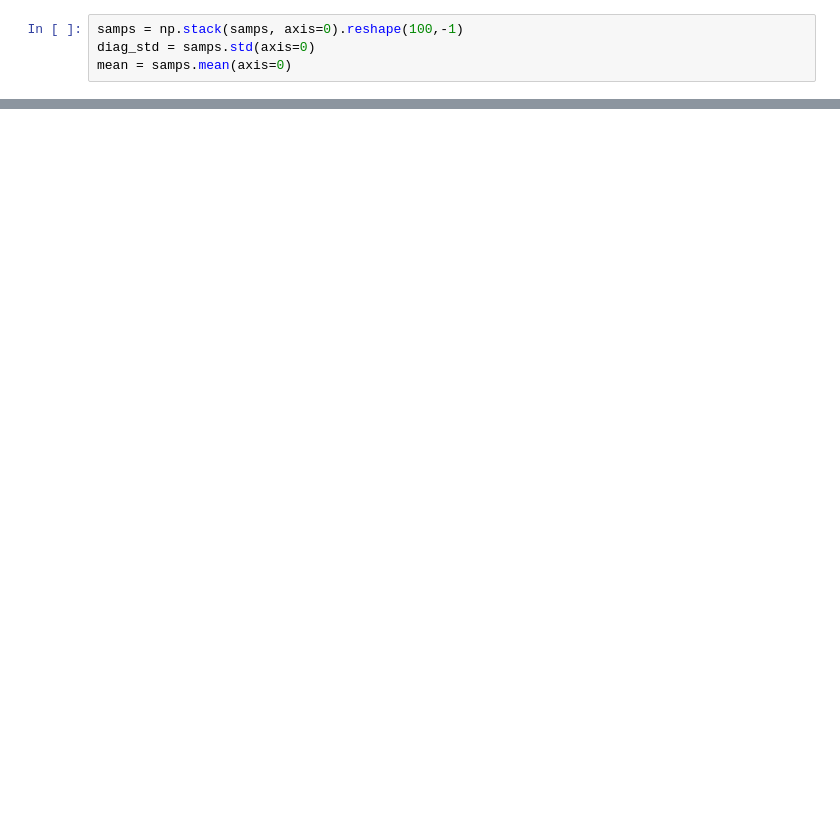
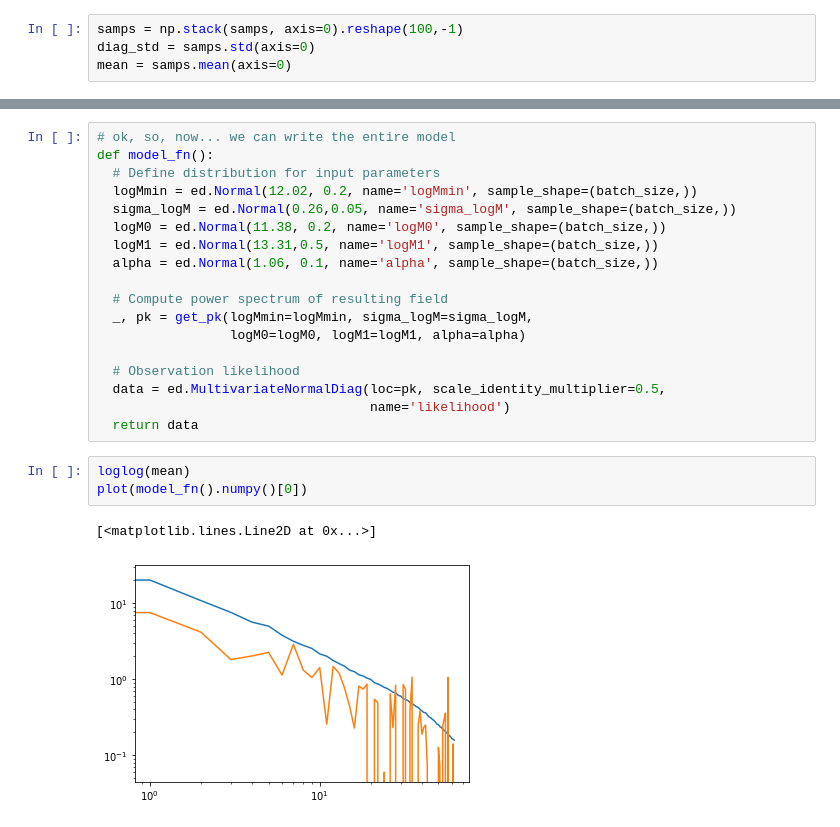
Before and after one commit to DifferentiableUniverseInitiative/DHOD, a Jupyter notebook: nb/Optimized_HOD_HMC_sampling.ipynb, the cells around one changed output, grey strips where cells are left out. Cells and saved outputs as stored; diff of their text form; blank space fills up the shorter version.

```diff
--- a/nb/Optimized_HOD_HMC_sampling.ipynb
+++ b/nb/Optimized_HOD_HMC_sampling.ipynb
@@ -228,0 +222,24 @@ array([[11.910663  ,  0.26596314, 11.360015  , 13.587226  ,  1.0418508 ],
+# %%
+# ok, so, now... we can write the entire model
+def model_fn():
+  # Define distribution for input parameters
+  logMmin = ed.Normal(12.02, 0.2, name='logMmin', sample_shape=(batch_size,))
+  sigma_logM = ed.Normal(0.26,0.05, name='sigma_logM', sample_shape=(batch_size,))
+  logM0 = ed.Normal(11.38, 0.2, name='logM0', sample_shape=(batch_size,))
+  logM1 = ed.Normal(13.31,0.5, name='logM1', sample_shape=(batch_size,))
+  alpha = ed.Normal(1.06, 0.1, name='alpha', sample_shape=(batch_size,))
+
+  # Compute power spectrum of resulting field
+  _, pk = get_pk(logMmin=logMmin, sigma_logM=sigma_logM,
+                 logM0=logM0, logM1=logM1, alpha=alpha)
+
+  # Observation likelihood
+  data = ed.MultivariateNormalDiag(loc=pk, scale_identity_multiplier=0.5,
+                                   name='likelihood')
+  return data
+# %%
+loglog(mean)
+plot(model_fn().numpy()[0])
+# %% [output]
+[<matplotlib.lines.Line2D at 0x...>]
+[figure, added]
```
Also changed, not shown: parts of 41 cells of this notebook, 2 other files.
